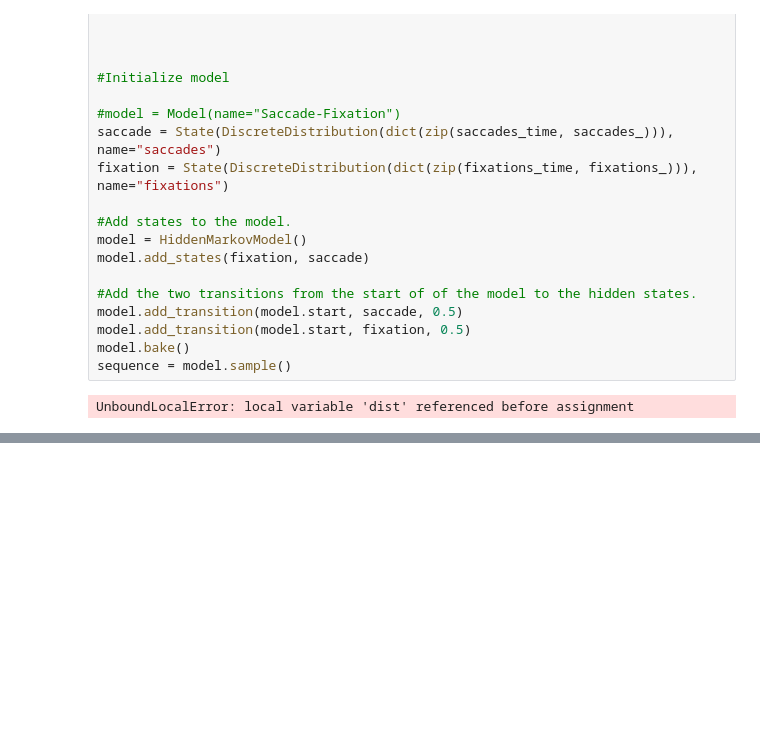
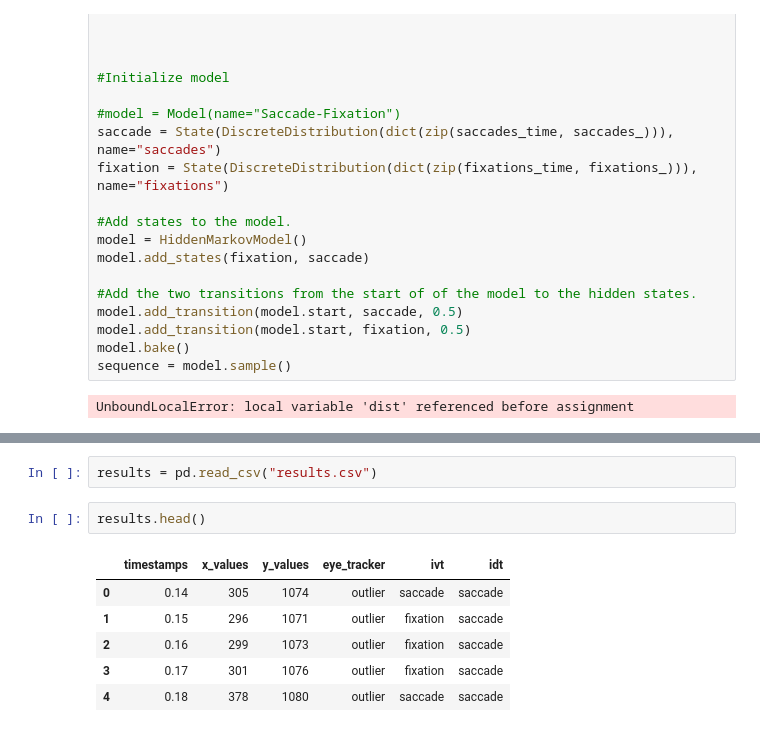
Before and after one commit to Josef733/eyetracker, a Jupyter notebook: Algorithms.ipynb, the cells around one changed output, grey strips where cells are left out. Saved outputs shown, nothing was run; the diff lists cells and outputs as text; blank space fills up the shorter version.

```diff
--- a/Algorithms.ipynb
+++ b/Algorithms.ipynb
@@ -942,0 +1185,11 @@ print(feature_classification)
+# %%
+results = pd.read_csv("results.csv")
+# %%
+results.head()
+# %% [output]
+|  | timestamps | x_values | y_values | eye_tracker | ivt | idt |
+| 0 | 0.14 | 305 | 1074 | outlier | saccade | saccade |
+| 1 | 0.15 | 296 | 1071 | outlier | fixation | saccade |
+| 2 | 0.16 | 299 | 1073 | outlier | fixation | saccade |
+| 3 | 0.17 | 301 | 1076 | outlier | fixation | saccade |
+| 4 | 0.18 | 378 | 1080 | outlier | saccade | saccade |
```
Also changed, not shown: parts of 14 cells of this notebook, 30 other files.
